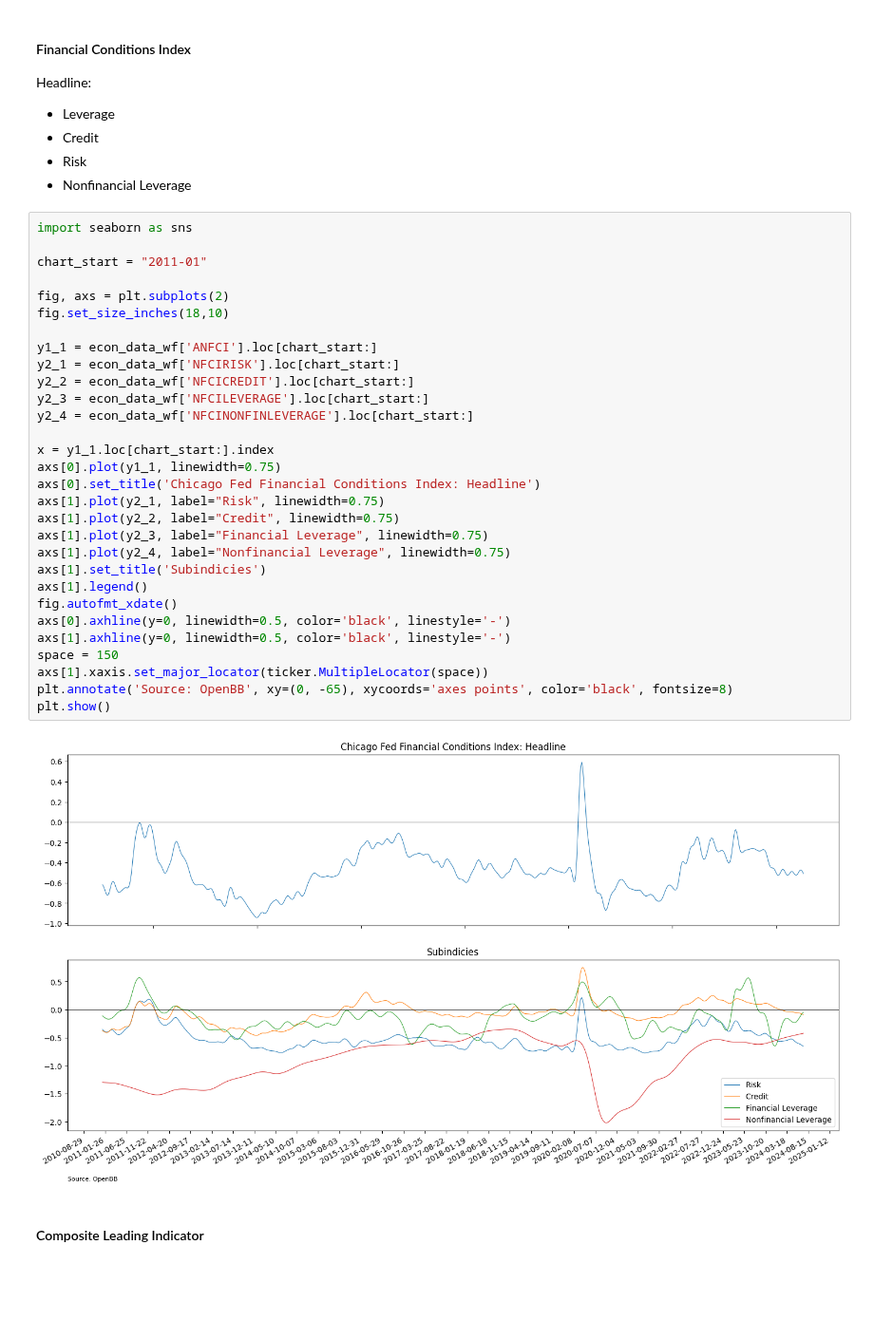
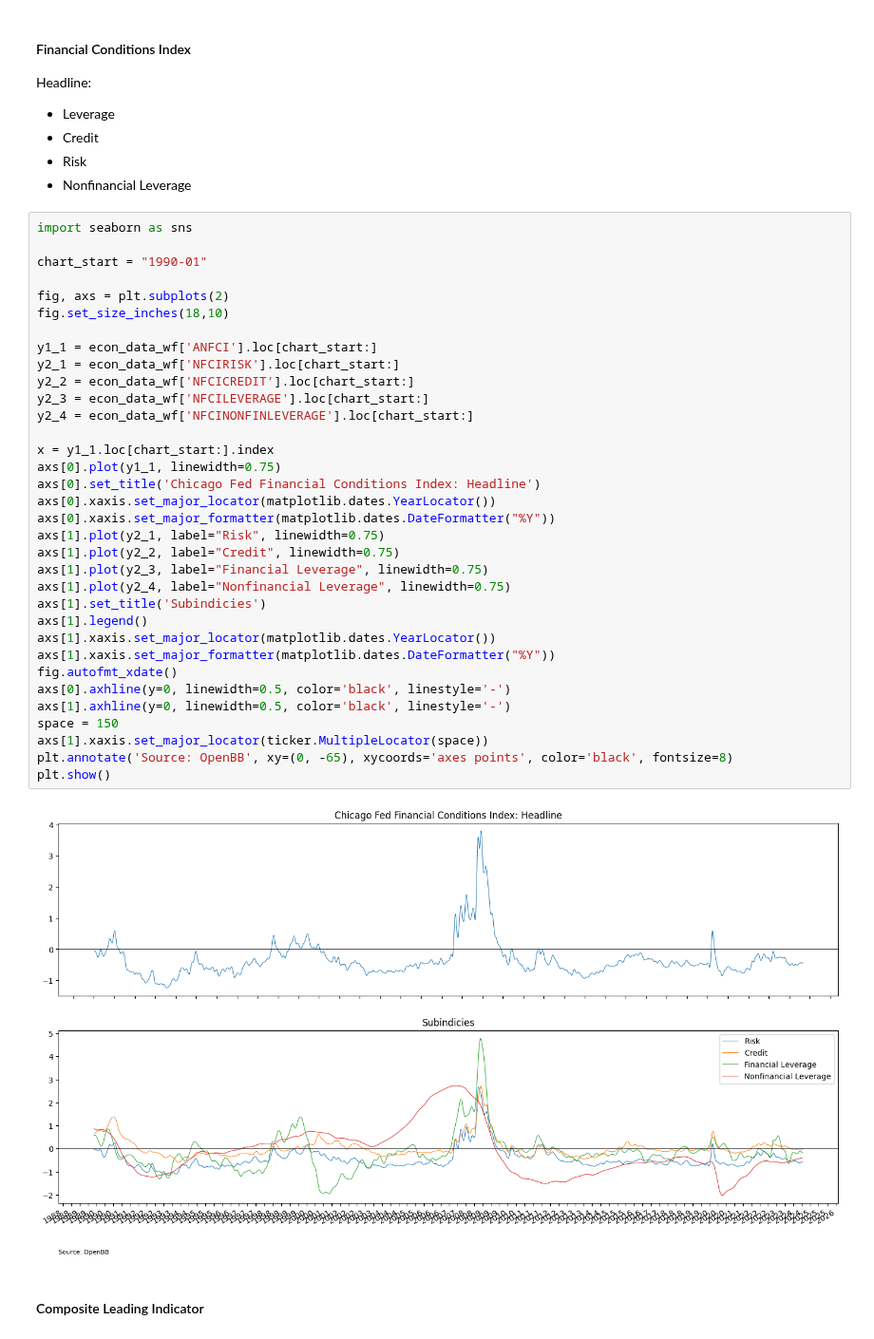
Before and after one commit to PatrickHLewis/Macro-Dashboard, a Jupyter notebook: Macro_Dashboard/Macro_Drivers/Growth/Growth.ipynb, the cells around one changed output. Shown at 95% size. Cells and saved outputs as stored; diff of their text form; blank space fills up the shorter version.

```diff
--- a/Macro_Dashboard/Macro_Drivers/Growth/Growth.ipynb
+++ b/Macro_Dashboard/Macro_Drivers/Growth/Growth.ipynb
@@ -564,35 +592,39 @@ Headline:
 # %%
 import seaborn as sns
 
-chart_start = "2011-01"
+chart_start = "1990-01"
 
 fig, axs = plt.subplots(2)
 fig.set_size_inches(18,10)
 
 y1_1 = econ_data_wf['ANFCI'].loc[chart_start:]
 y2_1 = econ_data_wf['NFCIRISK'].loc[chart_start:]
 y2_2 = econ_data_wf['NFCICREDIT'].loc[chart_start:]
 y2_3 = econ_data_wf['NFCILEVERAGE'].loc[chart_start:]
 y2_4 = econ_data_wf['NFCINONFINLEVERAGE'].loc[chart_start:]
 
 x = y1_1.loc[chart_start:].index
 axs[0].plot(y1_1, linewidth=0.75)
 axs[0].set_title('Chicago Fed Financial Conditions Index: Headline')
+axs[0].xaxis.set_major_locator(matplotlib.dates.YearLocator())
+axs[0].xaxis.set_major_formatter(matplotlib.dates.DateFormatter("%Y"))
 axs[1].plot(y2_1, label="Risk", linewidth=0.75)
 axs[1].plot(y2_2, label="Credit", linewidth=0.75)
 axs[1].plot(y2_3, label="Financial Leverage", linewidth=0.75)
 axs[1].plot(y2_4, label="Nonfinancial Leverage", linewidth=0.75)
 axs[1].set_title('Subindicies')
 axs[1].legend()
+axs[1].xaxis.set_major_locator(matplotlib.dates.YearLocator())
+axs[1].xaxis.set_major_formatter(matplotlib.dates.DateFormatter("%Y"))
 fig.autofmt_xdate()
 axs[0].axhline(y=0, linewidth=0.5, color='black', linestyle='-')
 axs[1].axhline(y=0, linewidth=0.5, color='black', linestyle='-')
 space = 150
 axs[1].xaxis.set_major_locator(ticker.MultipleLocator(space))
 plt.annotate('Source: OpenBB', xy=(0, -65), xycoords='axes points', color='black', fontsize=8)
 plt.show()
 # %% [output]
-[figure, old version]
+[figure, new version]
 # %% [markdown]
 #### Composite Leading Indicator
 # %%
```
Also changed, not shown: parts of 15 cells of this notebook, 4 other files.
